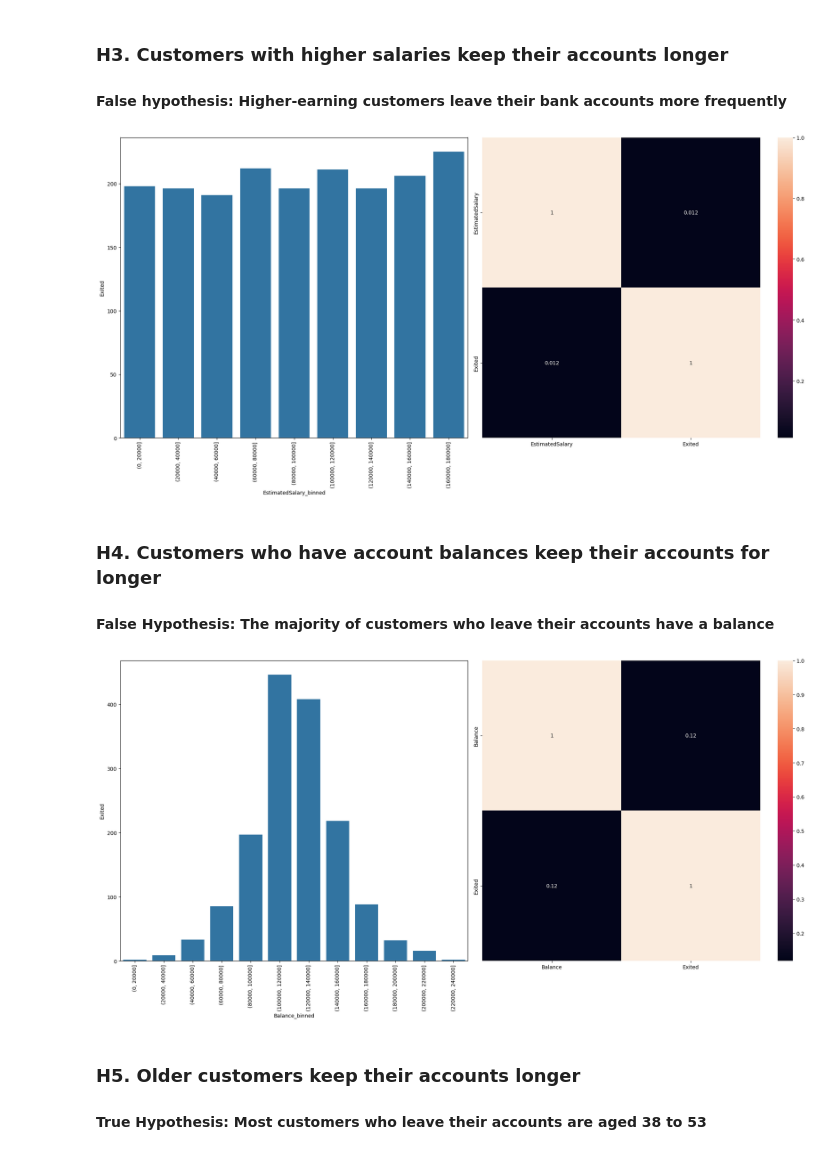
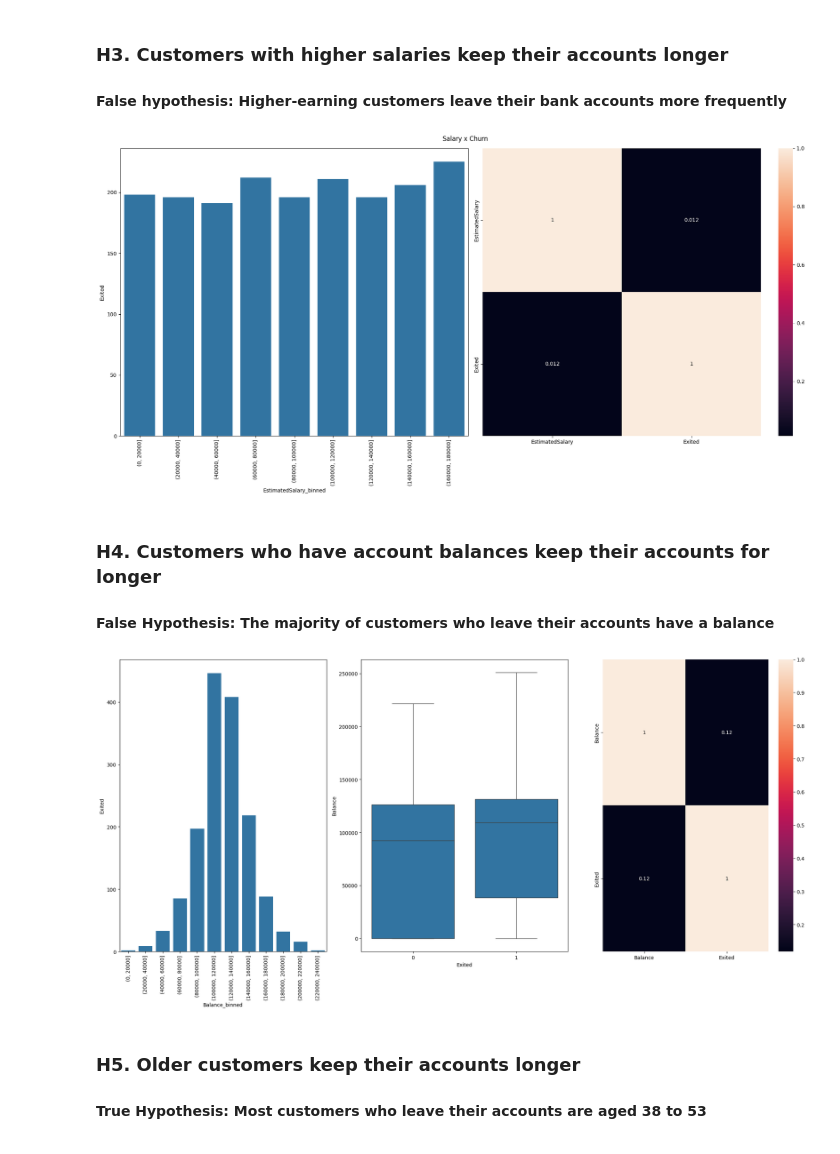
Before and after one commit to felipevalory/Churn_Bank, a Jupyter notebook: index.ipynb, the cells around one changed output. Saved outputs shown, nothing was run; the diff lists cells and outputs as text; code cells hidden in the pictures.

```diff
--- a/index.ipynb
+++ b/index.ipynb
@@ -259,6 +264,7 @@ plt.subplot(1, 2, 1)
 bins = list(np.arange(0, 200000, 20000))
 df4['EstimatedSalary_binned'] = pd.cut(df4['EstimatedSalary'], bins=bins)
 aux2 = df4[['EstimatedSalary_binned', 'Exited']].groupby('EstimatedSalary_binned').sum().reset_index()
+plt.suptitle('Salary x Churn')
 
 sns.barplot(x='EstimatedSalary_binned', y='Exited', data=aux2);
 plt.xticks(rotation=90);
@@ -269,28 +275,31 @@ sns.heatmap(df4[['EstimatedSalary', 'Exited']].corr(method='pearson'), annot=Tru
 plt.tight_layout()
 plt.show()
 # %% [output]
-[figure, old version]
+[figure, new version]
 # %% [markdown]
 ### **H4.** Customers who have account balances keep their accounts for longer
 #### **False Hypothesis**: The majority of customers who leave their accounts have a balance
 # %%
 plt.figure(figsize=(20, 10))
 
-plt.subplot(1, 2, 1)
+plt.subplot(1, 3, 1)
 bins = list(np.arange(0, 260000, 20000))
 df4['Balance_binned'] = pd.cut(df4['Balance'], bins=bins)
 aux2 = df4[['Balance_binned', 'Exited']].groupby('Balance_binned').sum().reset_index()
 
 sns.barplot(x='Balance_binned', y='Exited', data=aux2);
 plt.xticks(rotation=90);
 
-plt.subplot(1, 2, 2)
+plt.subplot(1, 3, 2)
+sns.boxplot(data=df4, x='Exited', y='Balance')
+
+plt.subplot(1, 3, 3)
 sns.heatmap(df4[['Balance', 'Exited']].corr(method='pearson'), annot=True);
 
 plt.tight_layout()
 plt.show()
 # %% [output]
-[figure, old version]
+[figure, new version]
 # %% [markdown]
 ### **H5.** Older customers keep their accounts longer
 #### **True Hypothesis**: Most customers who leave their accounts are aged 38 to 53
```
Also changed, not shown: parts of 7 cells of this notebook, 7 other files.
